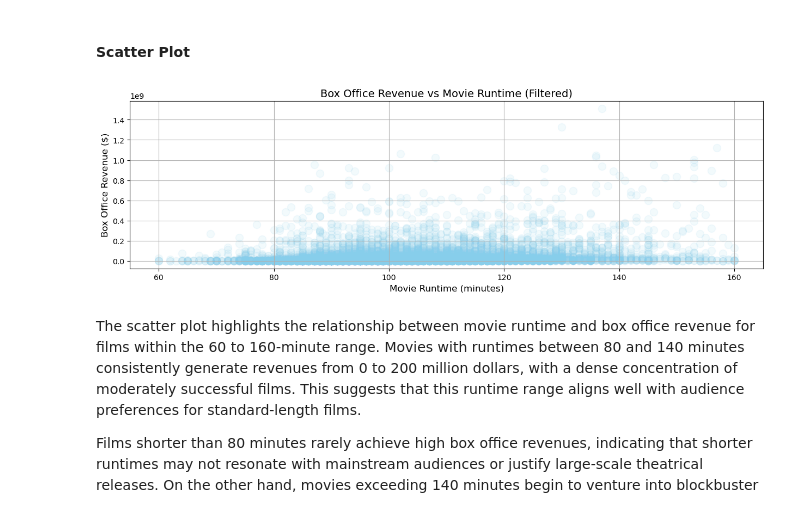
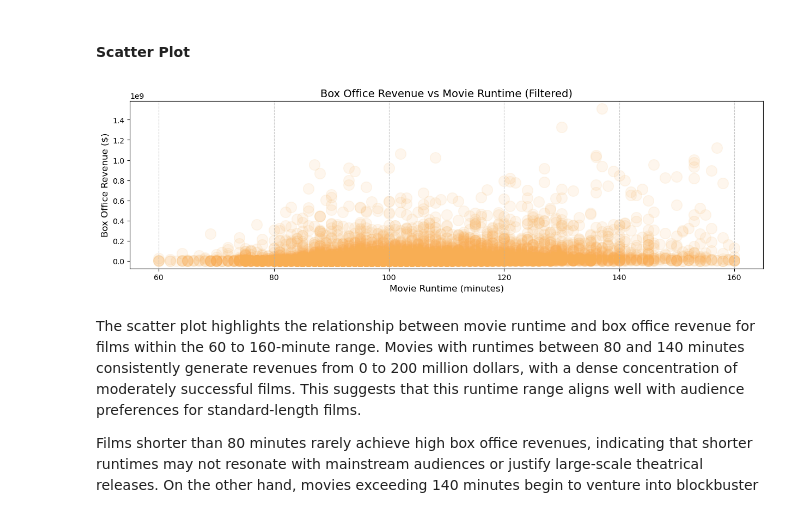
Before and after one commit to epfl-ada/ada-2024-project-conquistada, a Jupyter notebook: analysis_erik.ipynb, the cells around one changed output. Saved outputs shown, nothing was run; the diff lists cells and outputs as text; code cells hidden in the pictures.

Commit message:
Analysis runtime

```diff
--- a/analysis_erik.ipynb
+++ b/analysis_erik.ipynb
@@ -64,3 +71,6 @@ GRAPH_COLORS = ['skyblue', 'red']
+# %%
+GRAPH_COLORS = ['#F8AE54', '#CA6C0F']
+GRAPH_EDGECOLOR = '#732E00'
 # %% [markdown]
 # Histogram of Box Office Revenue
 # %%
@@ -95,17 +105,17 @@ After applying a logarithmic transformation, the distribution becomes more norma
 # %%
 # Filter out movies with runtime > 300 minutes and revenue > 1e9
 filtered_movies = movies[(movies['Movie runtime'] <= 160) &
                                  (movies['Movie runtime'] >= 60)]
 
 plt.figure(figsize=(15, 4))
-plt.scatter(filtered_movies['Movie runtime'], filtered_movies['Movie box office revenue'], alpha=0.1, s=100, color=GRAPH_COLORS[0])
+plt.scatter(filtered_movies['Movie runtime'], filtered_movies['Movie box office revenue'], alpha=0.1, s=200, color=GRAPH_COLORS[0])
 plt.title('Box Office Revenue vs Movie Runtime (Filtered)', fontsize=14)
 plt.xlabel('Movie Runtime (minutes)', fontsize=12)
 plt.ylabel('Box Office Revenue ($)', fontsize=12)
-plt.grid(True)
+plt.grid(axis='x', linestyle='--', alpha=0.7)
 plt.show()
 # %% [output]
-[figure, old version]
+[figure, new version]
 # %% [markdown]
 The scatter plot highlights the relationship between movie runtime and box office revenue for films within the 60 to 160-minute range. Movies with runtimes between 80 and 140 minutes consistently generate revenues from 0 to 200 million dollars, with a dense concentration of moderately successful films. This suggests that this runtime range aligns well with audience preferences for standard-length films.
 
```
Also changed, not shown: parts of 18 cells of this notebook.
